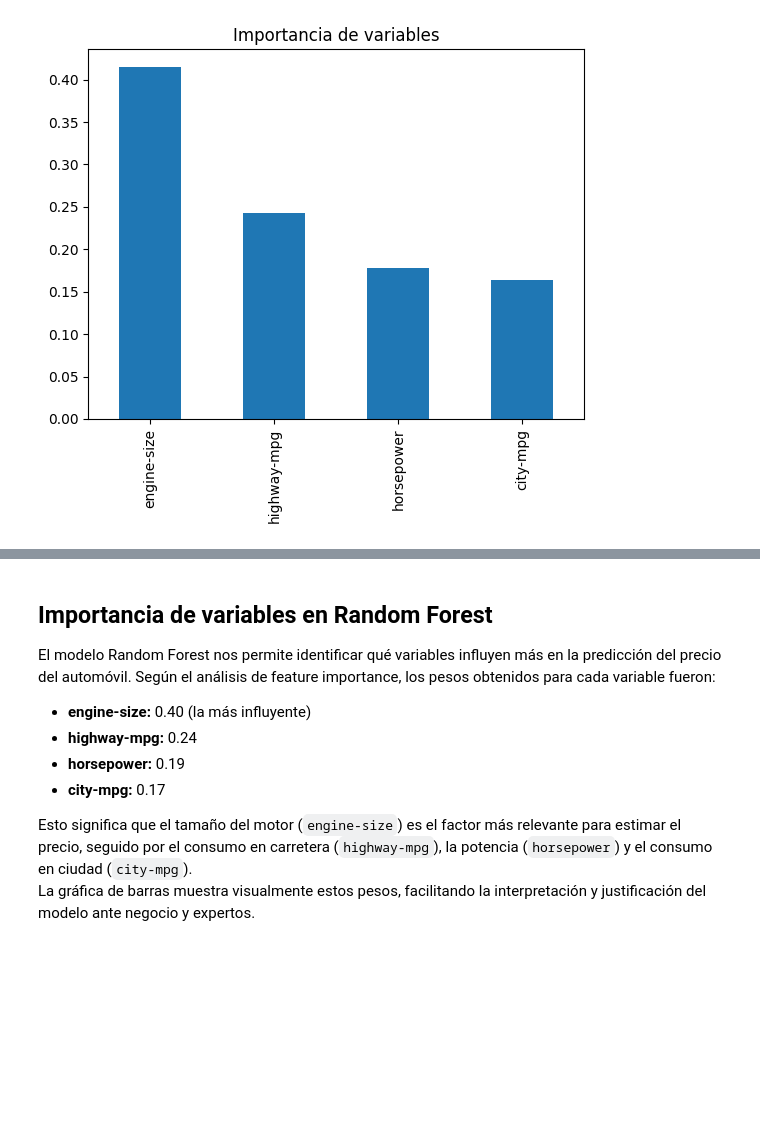
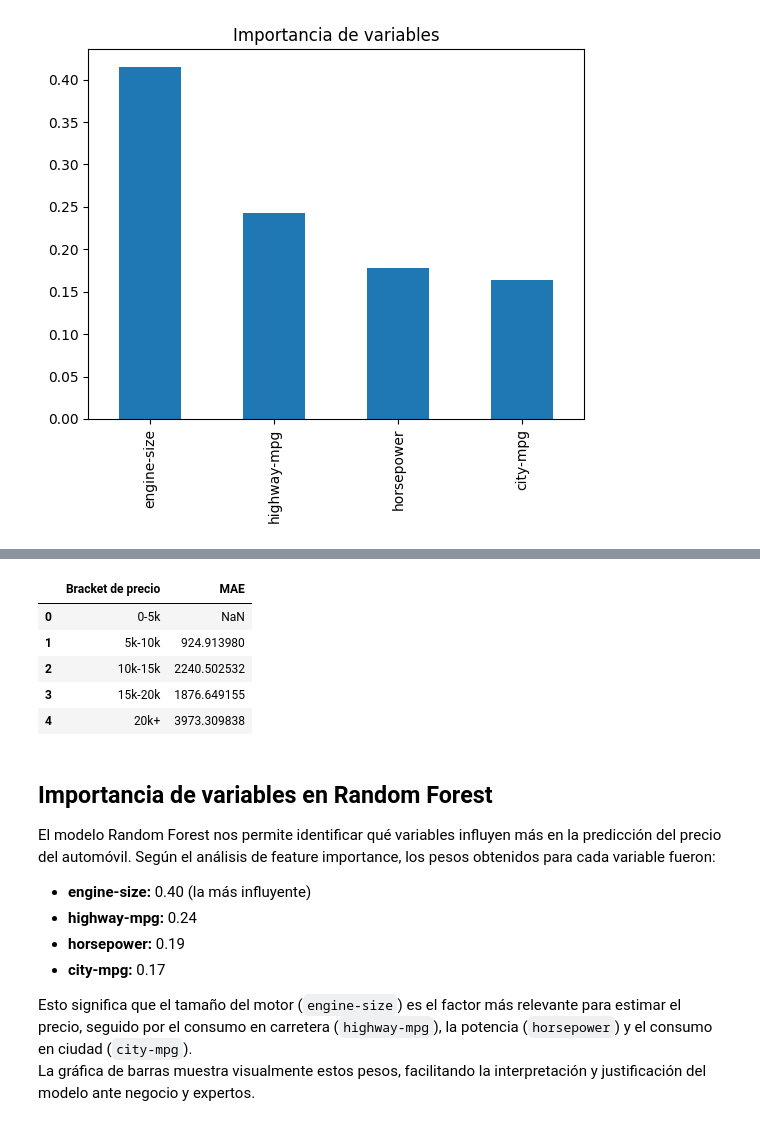
Before and after one commit to israelzuritacotania/modelos-lineales-para-ciencias-de-datos, a Jupyter notebook: laboratorio_2_upea_mlflow_tarea_2_Israel_Zurita_Cotaña.ipynb, the cells around one changed output, grey strips where cells are left out. Cells and saved outputs as stored; diff of their text form; code cells hidden in the pictures; blank space fills up the shorter version.

```diff
--- a/laboratorio_2_upea_mlflow_tarea_2_Israel_Zurita_Cotaña.ipynb
+++ b/laboratorio_2_upea_mlflow_tarea_2_Israel_Zurita_Cotaña.ipynb
@@ -404,3 +408,24 @@ if hasattr(best_model, 'named_steps') and 'random_forest' in best_model.named_st
+# %%
+%python
+import pandas as pd
+
+# Define los brackets de precio real (puedes ajustar los valores según tu dataset)
+bins = [0, 5000, 10000, 15000, 20000, 50000]
+labels = ['0-5k', '5k-10k', '10k-15k', '15k-20k', '20k+']
+df_test_rf['price_bracket'] = pd.cut(df_test_rf['y_true'], bins=bins, labels=labels, include_lowest=True)
+
+# Calcula el MAE por bracket
+bracket_mae = df_test_rf.groupby('price_bracket').apply(lambda x: (x['y_true'] - x['y_pred']).abs().mean()).reset_index()
+bracket_mae.columns = ['Bracket de precio', 'MAE']
+
+display(bracket_mae)
+# %% [output]
+|  | Bracket de precio | MAE |
+| 0 | 0-5k | NaN |
+| 1 | 5k-10k | 924.913980 |
+| 2 | 10k-15k | 2240.502532 |
+| 3 | 15k-20k | 1876.649155 |
+| 4 | 20k+ | 3973.309838 |
 # %% [markdown]
 ## Importancia de variables en Random Forest
 
```
Also changed, not shown: parts of 3 cells of this notebook.
